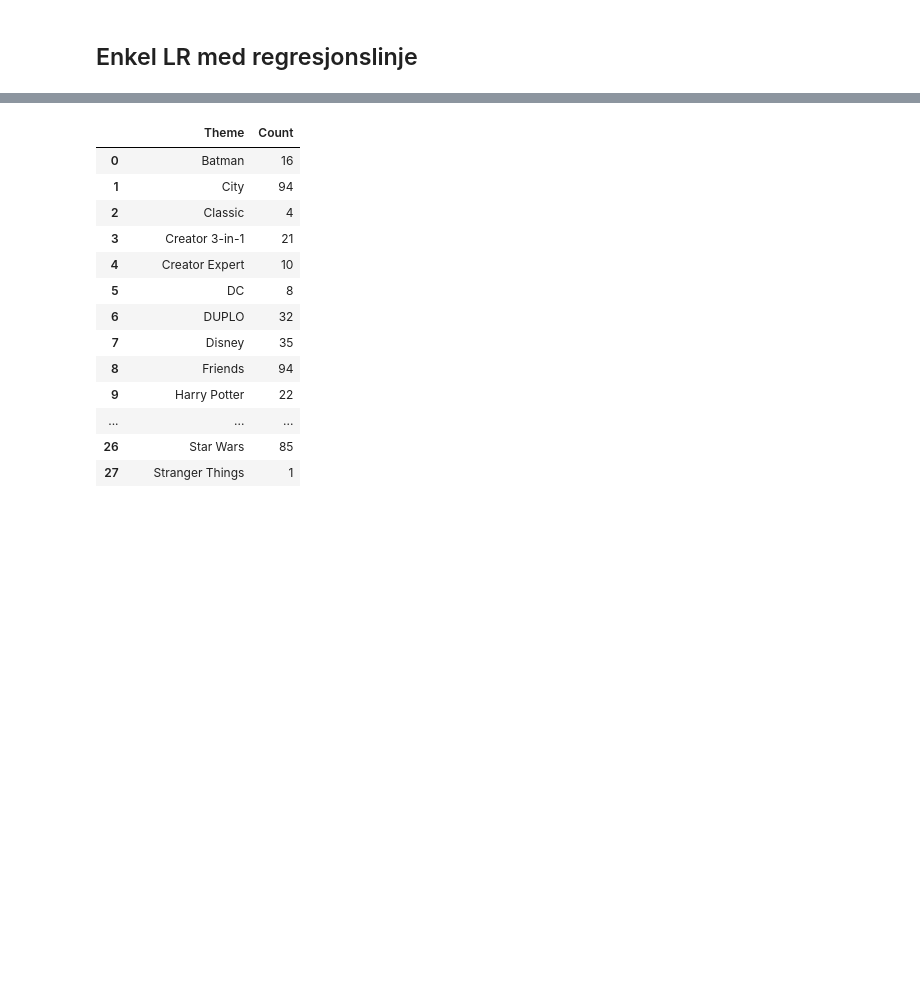
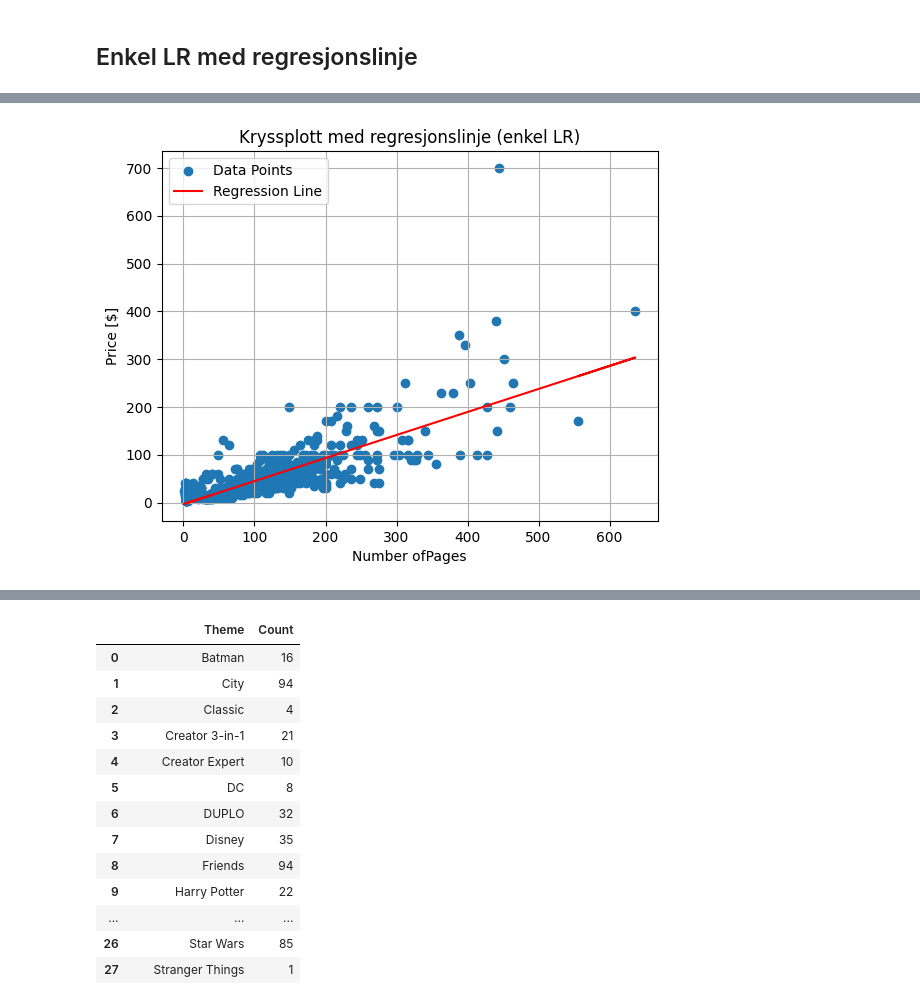
Before and after one commit to erikbjo/istg1003prosjekt, a Jupyter notebook: Oppgaver/arthurTestBook.ipynb, the cells around one changed output, grey strips where cells are left out. Cells and saved outputs as stored; diff of their text form; code cells hidden in the pictures; blank space fills up the shorter version.

```diff
--- a/Oppgaver/arthurTestBook.ipynb
+++ b/Oppgaver/arthurTestBook.ipynb
@@ -152,0 +298,4 @@ mythemes_all = ['Disney', 'Unikitty', 'NINJAGO', 'Marvel', 'THE LEGO MOVIE 2', '
+# %%
+LRLine(pages_formel, 'Pages')
+# %% [output]
+[figure, added]
```
Also changed, not shown: parts of 49 cells of this notebook.
